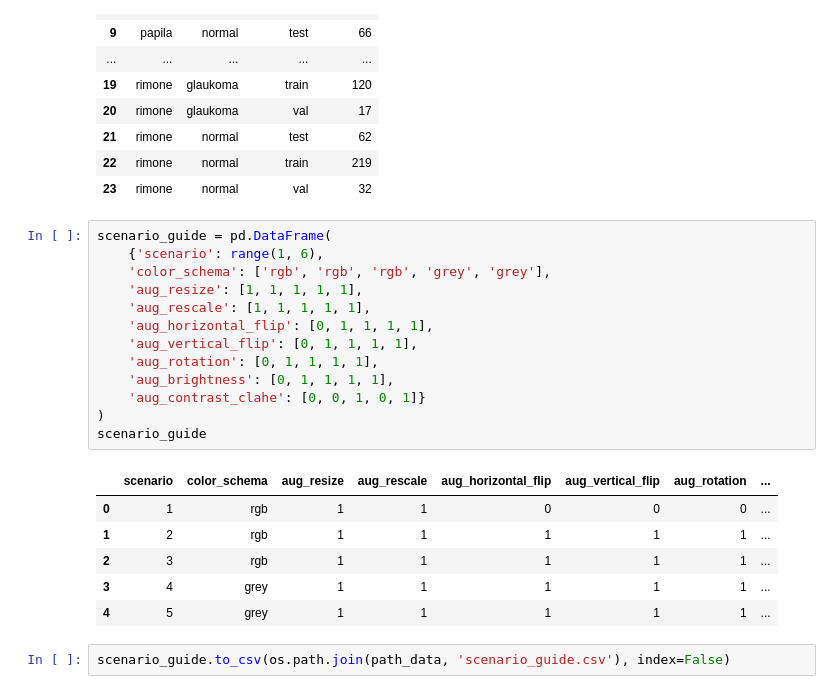
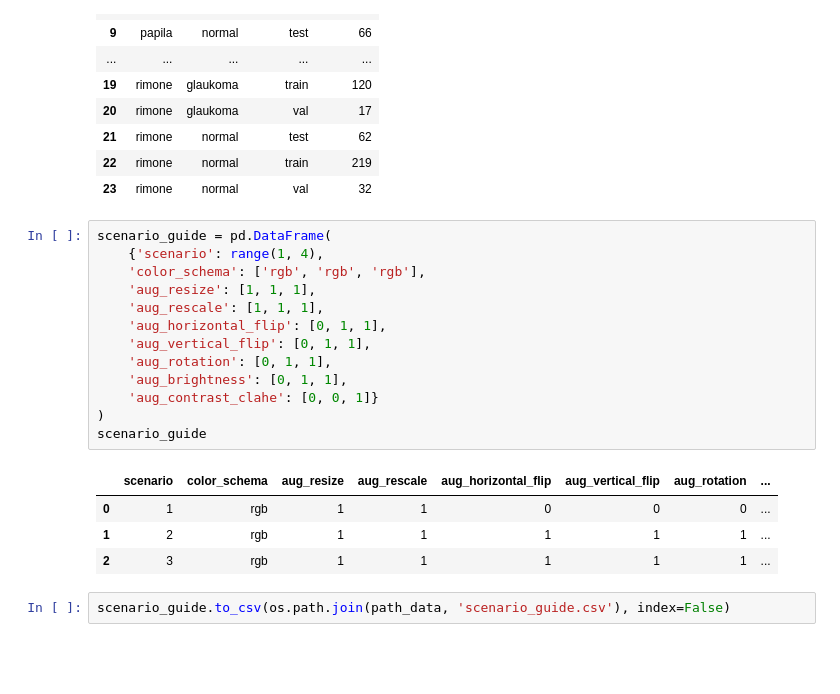
Before and after one commit to Bugi-Sulistiyo/Comparing-EfficientNet-and-MobileNet-on-Glaucoma-Detection, a Jupyter notebook: main/scripts/b. preprocessing/data_split.ipynb, the cells around one changed output. Cells and saved outputs as stored; diff of their text form; blank space fills up the shorter version.

Commit message:
refine for reduced scenario

```diff
--- a/main/scripts/b. preprocessing/data_split.ipynb
+++ b/main/scripts/b. preprocessing/data_split.ipynb
@@ -205,23 +205,21 @@ split_result.loc[(split_result.fold == 'fold 4')
 | 23 | rimone | normal | val | 32 |
 # %%
 scenario_guide = pd.DataFrame(
-    {'scenario': range(1, 6),
-    'color_schema': ['rgb', 'rgb', 'rgb', 'grey', 'grey'],
-    'aug_resize': [1, 1, 1, 1, 1],
-    'aug_rescale': [1, 1, 1, 1, 1],
-    'aug_horizontal_flip': [0, 1, 1, 1, 1],
-    'aug_vertical_flip': [0, 1, 1, 1, 1],
-    'aug_rotation': [0, 1, 1, 1, 1],
-    'aug_brightness': [0, 1, 1, 1, 1],
-    'aug_contrast_clahe': [0, 0, 1, 0, 1]}
+    {'scenario': range(1, 4),
+    'color_schema': ['rgb', 'rgb', 'rgb'],
+    'aug_resize': [1, 1, 1],
+    'aug_rescale': [1, 1, 1],
+    'aug_horizontal_flip': [0, 1, 1],
+    'aug_vertical_flip': [0, 1, 1],
+    'aug_rotation': [0, 1, 1],
+    'aug_brightness': [0, 1, 1],
+    'aug_contrast_clahe': [0, 0, 1]}
 )
 scenario_guide
 # %% [output]
 |  | scenario | color_schema | aug_resize | aug_rescale | aug_horizontal_flip | aug_vertical_flip | aug_rotation | ... |
 | 0 | 1 | rgb | 1 | 1 | 0 | 0 | 0 | ... |
 | 1 | 2 | rgb | 1 | 1 | 1 | 1 | 1 | ... |
 | 2 | 3 | rgb | 1 | 1 | 1 | 1 | 1 | ... |
-| 3 | 4 | grey | 1 | 1 | 1 | 1 | 1 | ... |
-| 4 | 5 | grey | 1 | 1 | 1 | 1 | 1 | ... |
 # %%
 scenario_guide.to_csv(os.path.join(path_data, 'scenario_guide.csv'), index=False)
```
Also changed, not shown: parts of 2 cells of this notebook, 4 other files.
